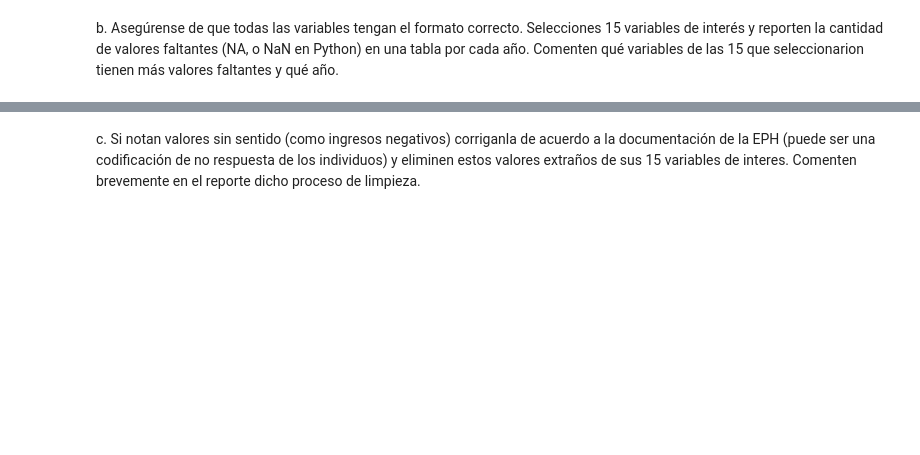
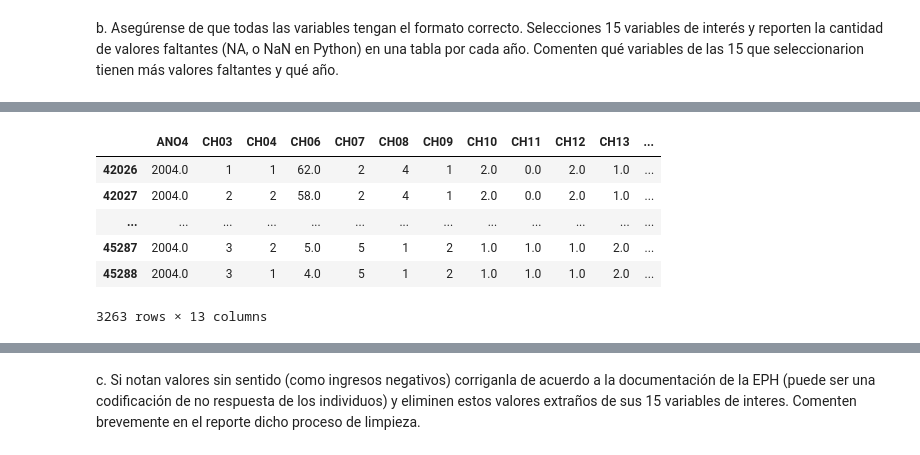
Before and after one commit to RoccoGabrielPimenta/BigDataUBA-Grupo22, a Jupyter notebook: TP 2/Big_Data_TP2_Grupo22.ipynb, the cells around one changed output, grey strips where cells are left out. Cells and saved outputs as stored; diff of their text form; code cells hidden in the pictures; blank space fills up the shorter version.

```diff
--- a/TP 2/Big_Data_TP2_Grupo22.ipynb
+++ b/TP 2/Big_Data_TP2_Grupo22.ipynb
@@ -82,0 +115,24 @@ seleccionarion tienen más valores faltantes y qué año.
+# %%
+df8 = df5.iloc[4514:7777,[1,10,11,13,14,15,16,17,18,19,20,22,24]]
+df10 = df8["CH03"] = df8["CH03"].replace({'Jefe':1, 'Cónyuge/Pareja':2, 'Hijo/Hijastro':3, 'Yerno/Nuera':4, 'Nieto':5, 'Madre/Padre':6, 'Suegro':7, 'Hermano':8, 'Otros familiares':9, 'No familiares':10})
+df10 = df8["CH04"] = df8["CH04"].replace({'Varón':1, 'Mujer':2})
+df10 = df8["CH06"] = df8["CH06"].replace({'Menos de 1 año':0, '98 y más años':98})
+df10 = df8["CH07"] = df8["CH07"].replace({'Unido':1, 'Casado':2, 'Separado o divorciado':3, 'Viudo':4, 'Soltero':5})
+df10 = df8["CH08"] = df8["CH08"].replace({ 'Obra social (incluye PAMI)':1,  "Mutual /Prepaga /Servicio de emergencia":2, 'Planes y seguros públicos':3, 'No paga ni le descuentan':4, 'Ns/Nr':9, 'Obra social y mutual/prepaga/servicio de emergencia':12, "Obra social y planes y seguros públicos":13, "Mutual/Prepaga/Servicio de emergencia":23, "Obra social, mutual /prepaga /servicio de emergencia y planes y seguros públicos":123})
+df10 = df8["CH09"] = df8["CH09"].replace({"Sí":1, "No":2, "Menor de 2 años":3})
+df10 = df8["CH10"] = df8["CH10"].replace({"Sí, asiste":1, "No asiste, pero asistió":2, "Nunca asistió":3})
+df10 = df8["CH11"] = df8["CH11"].replace({"Público":1, "Privado":2, "Ns/Nr":3})
+df10 = df8["CH12"] = df8["CH12"].replace({"Jardín/Preescolar":1, "Primario":2, "EGB":3, "Secundario":4, "Polimodal":5, "Terciario":6, "Universitario":7, "Posgrado Universitario":8, "Educación especial (discapacitado)":9})
+df10 = df8["CH13"] = df8["CH13"].replace({"Sí":1, "No":2, "Ns./Nr.":3})
+df10 = df8["CH15"] = df8["CH15"].replace({"En esta localidad":1, "En otra localidad":2, "En otra provincia (especificar)":3, "En un país limítrofe":4, "En otro país":5, "Ns./Nr.":9})
+df10 = df8["CH16"] = df8["CH16"].replace({"En esta localidad":1, "En otra localidad de esta provincia":2, "En otra provincia (especificar)":3, "En un país limítrofe":4, "En otro país":5, "No había nacido":6, "Ns./Nr.":9})
+df8
+#concejo: pasar 2004 de texto anumero
+# %% [output]
+|  | ANO4 | CH03 | CH04 | CH06 | CH07 | CH08 | CH09 | CH10 | CH11 | CH12 | CH13 | ... |
+| 42026 | 2004.0 | 1 | 1 | 62.0 | 2 | 4 | 1 | 2.0 | 0.0 | 2.0 | 1.0 | ... |
+| 42027 | 2004.0 | 2 | 2 | 58.0 | 2 | 4 | 1 | 2.0 | 0.0 | 2.0 | 1.0 | ... |
+| ... | ... | ... | ... | ... | ... | ... | ... | ... | ... | ... | ... | ... |
+| 45287 | 2004.0 | 3 | 2 | 5.0 | 5 | 1 | 2 | 1.0 | 1.0 | 1.0 | 2.0 | ... |
+| 45288 | 2004.0 | 3 | 1 | 4.0 | 5 | 1 | 2 | 1.0 | 1.0 | 1.0 | 2.0 | ... |
+3263 rows × 13 columns
```
Also changed, not shown: parts of 10 cells of this notebook, 1 other file.
